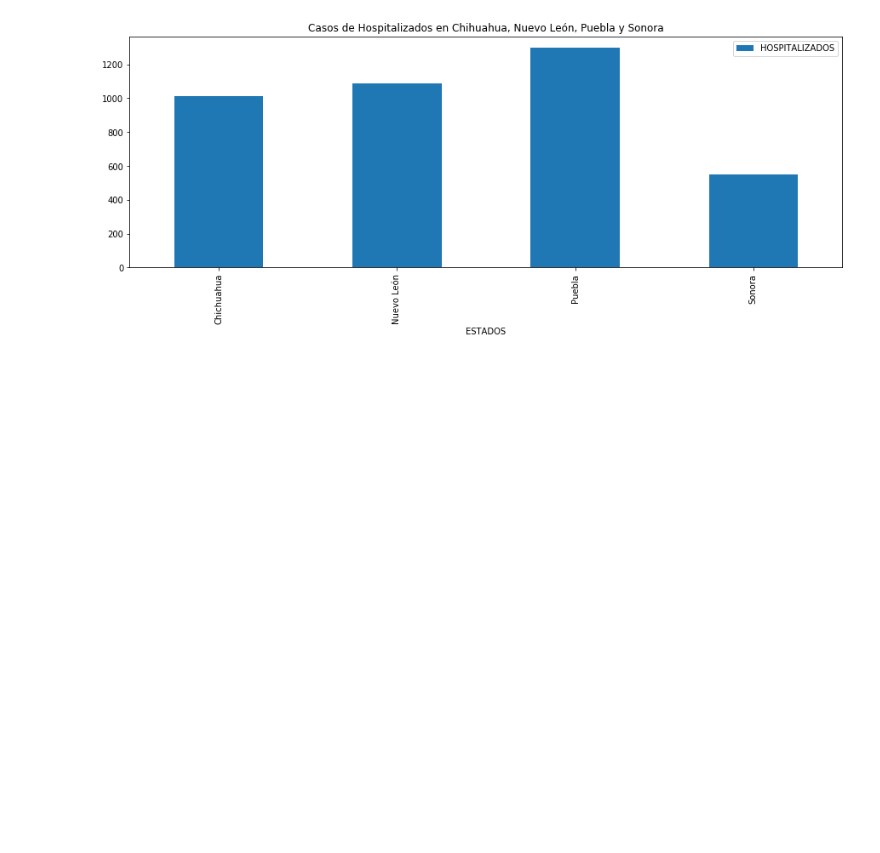
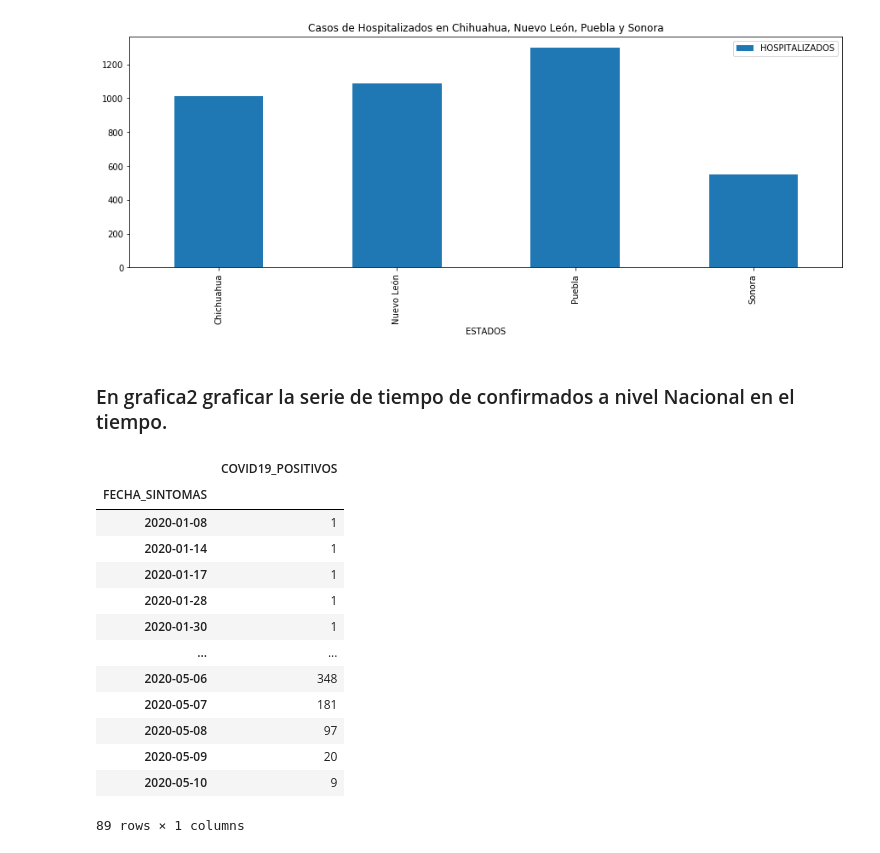
Before and after one commit to mcd-unison/examen-prog, a Jupyter notebook: Exámen Posgrado Ciencia de Datos - Programación.ipynb, the cells around one changed output. Drawn from its saved outputs; the diff is of its cells as text; code cells hidden in the pictures; blank space fills up the shorter version.

```diff
--- a/Exámen Posgrado Ciencia de Datos - Programación.ipynb
+++ b/Exámen Posgrado Ciencia de Datos - Programación.ipynb
@@ -130,0 +131,2 @@ imagenPlot.savefig('result_data/grafico1.png')
+# %% [markdown]
+### En grafica2 graficar la serie de tiempo de confirmados a nivel Nacional en el tiempo.
@@ -130,0 +140,17 @@ imagenPlot.savefig('result_data/grafico1.png')
+# %%
+tablaToGrafica2
+# %% [output]
+|  | COVID19_POSITIVOS |
+| FECHA_SINTOMAS |  |
+| 2020-01-08 | 1 |
+| 2020-01-14 | 1 |
+| 2020-01-17 | 1 |
+| 2020-01-28 | 1 |
+| 2020-01-30 | 1 |
+| ... | ... |
+| 2020-05-06 | 348 |
+| 2020-05-07 | 181 |
+| 2020-05-08 | 97 |
+| 2020-05-09 | 20 |
+| 2020-05-10 | 9 |
+89 rows × 1 columns
```
Also changed, not shown: parts of 6 cells of this notebook.
